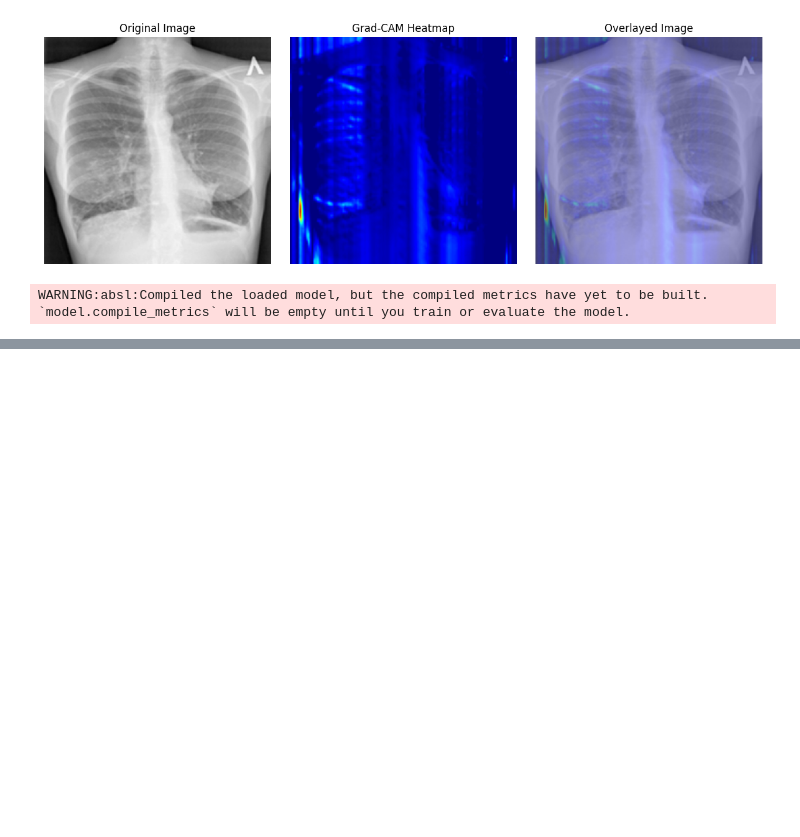
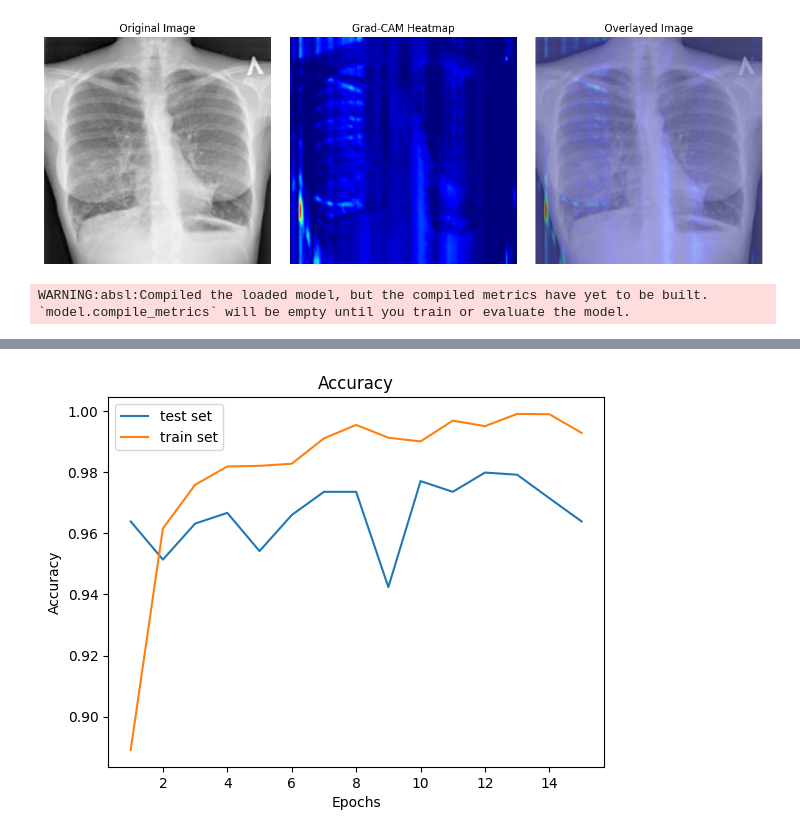
Before and after one commit to NurmukhamedKZ/Data-Projects, a Jupyter notebook: Lung_project/research.ipynb, the cells around one changed output, grey strips where cells are left out. Drawn from its saved outputs; the diff is of its cells as text; code cells hidden in the pictures; blank space fills up the shorter version.

Commit message:
made visualizations for lung project

```diff
--- a/Lung_project/research.ipynb
+++ b/Lung_project/research.ipynb
@@ -792,0 +992,16 @@ array([[9.9999821e-01, 1.8210231e-06]], dtype=float32)
+# %%
+
+metrics = {'accuracy': [],
+ 'loss': [],
+ 'recall': [],
+ 'val_accuracy': [],
+ 'val_loss': [],
+ 'val_recall': []}
+
+for i in text_array2:
+    if len(i) > 90:
+        if i[0] != "E" and i[0] != "W":
+            for j in i[i.find("accuracy"):].split(" - "):
+                temp = j.find(":")
+                metrics[j[:temp]].append(float(j[temp+2:]))
+metrics
@@ -792,0 +1044,22 @@ array([[9.9999821e-01, 1.8210231e-06]], dtype=float32)
+# %%
+import matplotlib.pyplot as plt
+
+metrics["epoch"] = list(range(1,16))
+
+
+val_acc = metrics["val_accuracy"]
+acc = metrics["accuracy"]
+val_loss = metrics["val_loss"]
+loss = metrics["loss"]
+epoch = metrics["epoch"]
+
+plt.plot(epoch, val_acc, label="test set")
+plt.plot(epoch, acc, label="train set")
+
+plt.title("Accuracy")
+plt.xlabel("Epochs")
+plt.ylabel("Accuracy")
+plt.legend()
+plt.show()
+# %% [output]
+[figure, added]
```
Also changed, not shown: parts of 19 cells of this notebook, 11 other files.
